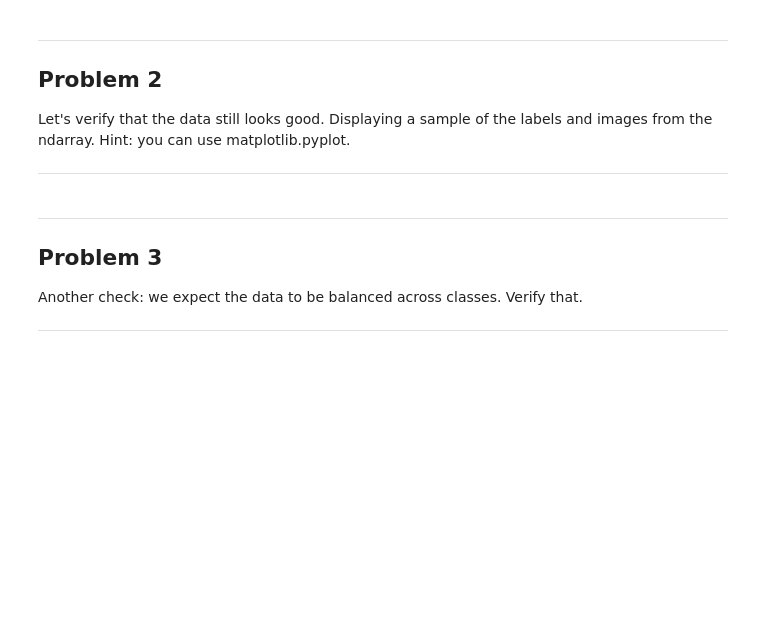
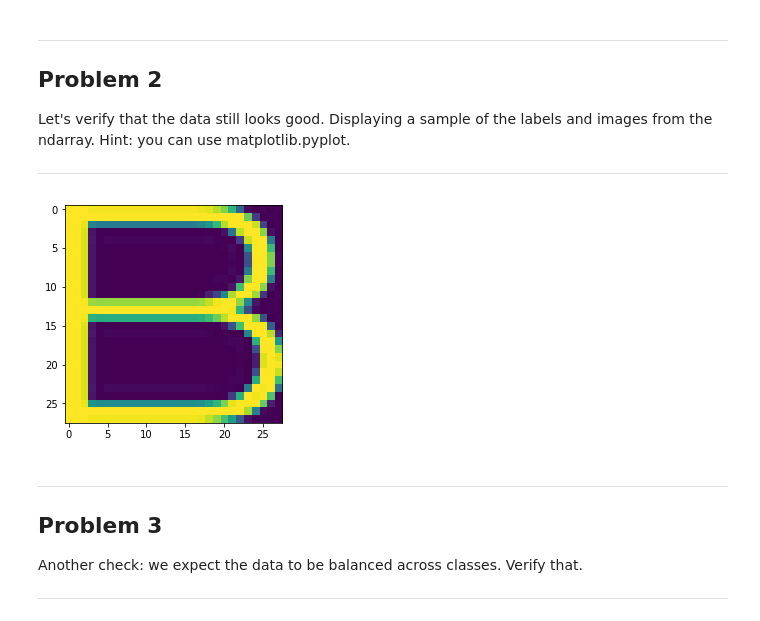
Before and after one commit to Arvhus/Playground, a Jupyter notebook: udacity_dl/notebooks/1_notmnist.ipynb, the cells around one changed output. Saved outputs shown, nothing was run; the diff lists cells and outputs as text; code cells hidden in the pictures; blank space fills up the shorter version.

```diff
--- a/udacity_dl/notebooks/1_notmnist.ipynb
+++ b/udacity_dl/notebooks/1_notmnist.ipynb
@@ -204,6 +211,16 @@ Problem 2
 Let's verify that the data still looks good. Displaying a sample of the labels and images from the ndarray. Hint: you can use matplotlib.pyplot.
 
 ---
+# %%
+pickle_file = train_datasets[1]  # index 0 should be all As, 1 = all Bs, etc.
+with open(pickle_file, 'rb') as f:
+    letter_set = pickle.load(f)  # unpickle
+    sample_idx = np.random.randint(len(letter_set))  # pick a random image index
+    sample_image = letter_set[sample_idx, :, :]  # extract a 2D slice
+    plt.figure()
+    plt.imshow(sample_image)  # display it
+# %% [output]
+[figure, added]
 # %% [markdown]
 ---
 Problem 3
```
Also changed, not shown: parts of 27 cells of this notebook, 7 other files.
